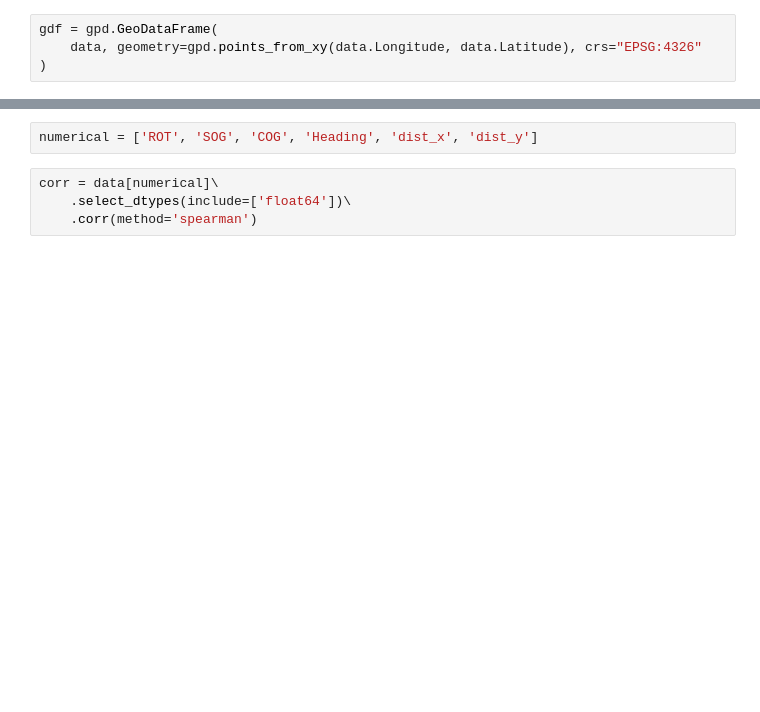
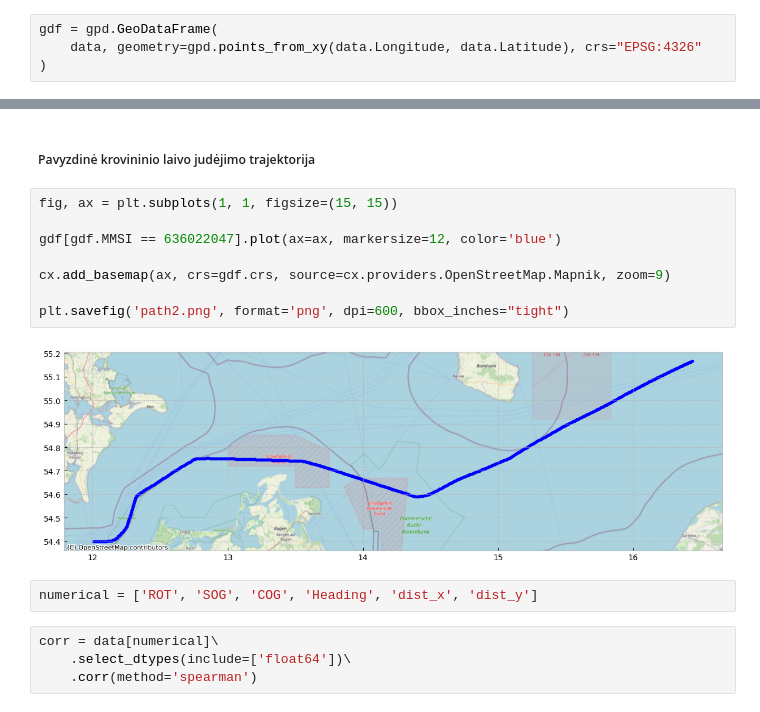
Before and after one commit to lukasjanusauskas/ais-duomenu-vizualizavimas, a Jupyter notebook: 1Lab.ipynb, the cells around one changed output, grey strips where cells are left out. Saved outputs shown, nothing was run; the diff lists cells and outputs as text; blank space fills up the shorter version.

```diff
--- a/1Lab.ipynb
+++ b/1Lab.ipynb
@@ -298,3 +302,15 @@ cx.add_basemap(ax, crs=gdf.crs, source=cx.providers.OpenStreetMap.Mapnik, zoom=9
+# %% [markdown]
+##### Pavyzdinė krovininio laivo judėjimo trajektorija
+# %%
+fig, ax = plt.subplots(1, 1, figsize=(15, 15))
+
+gdf[gdf.MMSI == 636022047].plot(ax=ax, markersize=12, color='blue')
+
+cx.add_basemap(ax, crs=gdf.crs, source=cx.providers.OpenStreetMap.Mapnik, zoom=9)
+
+plt.savefig('path2.png', format='png', dpi=600, bbox_inches="tight")
+# %% [output]
+[figure, added]
 # %%
 numerical = ['ROT', 'SOG', 'COG', 'Heading', 'dist_x', 'dist_y']
 # %%
```
Also changed, not shown: parts of 3 cells of this notebook.
